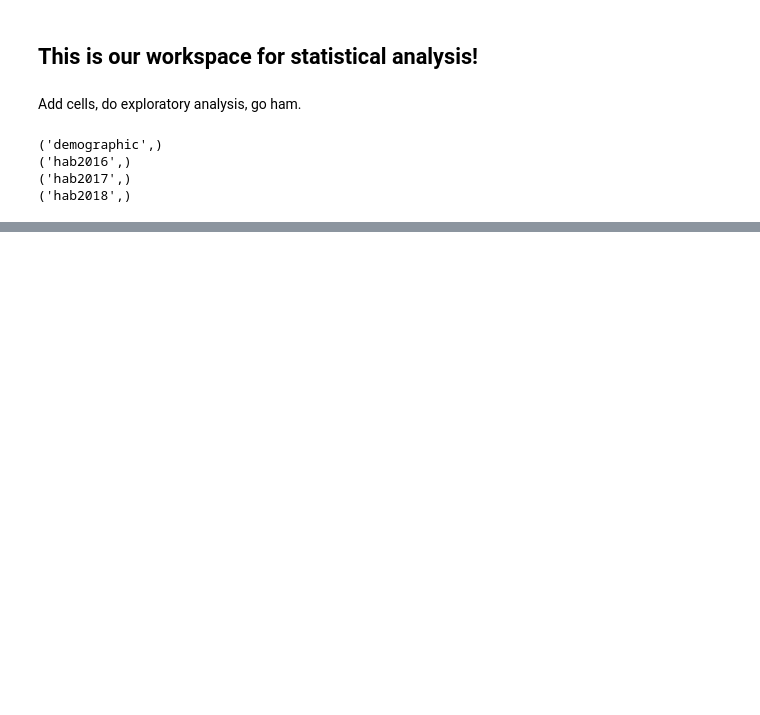
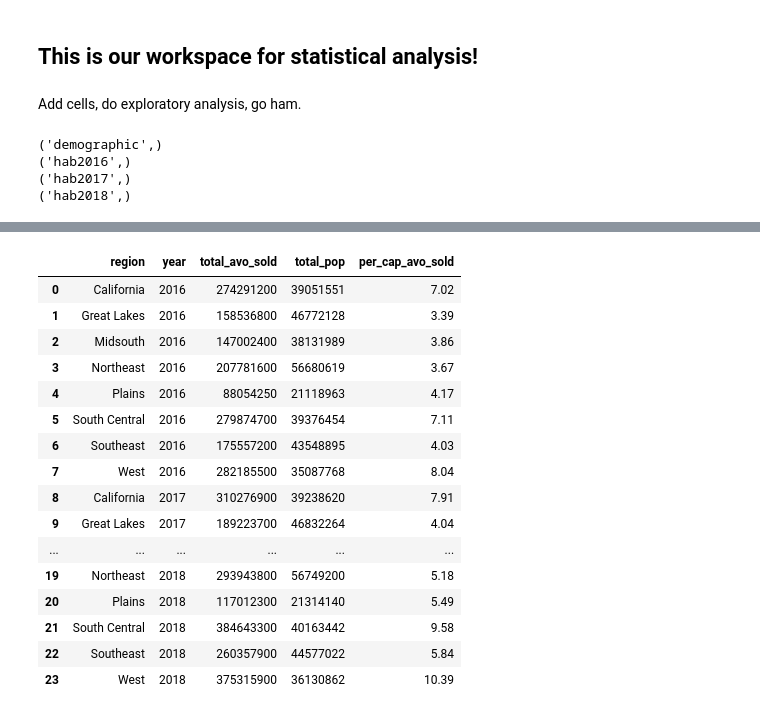
Before and after one commit to schen9981/avocaodo-millenial-analysis, a Jupyter notebook: analysis/analysis_stats_mary.ipynb, the cells around one changed output, grey strips where cells are left out. Drawn from its saved outputs; the diff is of its cells as text; code cells hidden in the pictures; blank space fills up the shorter version.

```diff
--- a/analysis/analysis_stats_mary.ipynb
+++ b/analysis/analysis_stats_mary.ipynb
@@ -221,0 +216,23 @@ demo_df
+# %%
+# load in per cap avocado data
+file = "../data/csv/avo_per_cap.csv"
+per_cap_df = pd.read_csv(file)
+per_cap_df
+# %% [output]
+|  | region | year | total_avo_sold | total_pop | per_cap_avo_sold |
+| 0 | California | 2016 | 274291200 | 39051551 | 7.02 |
+| 1 | Great Lakes | 2016 | 158536800 | 46772128 | 3.39 |
+| 2 | Midsouth | 2016 | 147002400 | 38131989 | 3.86 |
+| 3 | Northeast | 2016 | 207781600 | 56680619 | 3.67 |
+| 4 | Plains | 2016 | 88054250 | 21118963 | 4.17 |
+| 5 | South Central | 2016 | 279874700 | 39376454 | 7.11 |
+| 6 | Southeast | 2016 | 175557200 | 43548895 | 4.03 |
+| 7 | West | 2016 | 282185500 | 35087768 | 8.04 |
+| 8 | California | 2017 | 310276900 | 39238620 | 7.91 |
+| 9 | Great Lakes | 2017 | 189223700 | 46832264 | 4.04 |
+| ... | ... | ... | ... | ... | ... |
+| 19 | Northeast | 2018 | 293943800 | 56749200 | 5.18 |
+| 20 | Plains | 2018 | 117012300 | 21314140 | 5.49 |
+| 21 | South Central | 2018 | 384643300 | 40163442 | 9.58 |
+| 22 | Southeast | 2018 | 260357900 | 44577022 | 5.84 |
+| 23 | West | 2018 | 375315900 | 36130862 | 10.39 |
```
Also changed, not shown: parts of 14 cells of this notebook, 2 other files.
